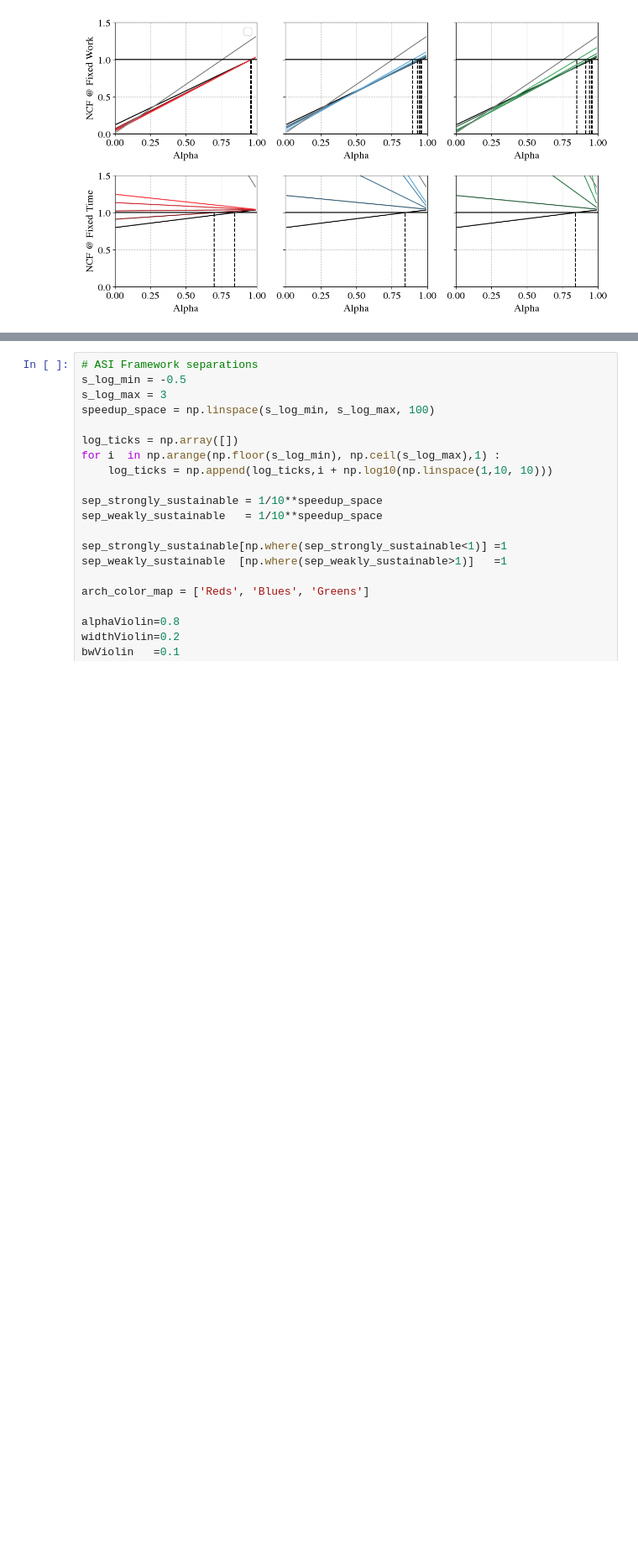
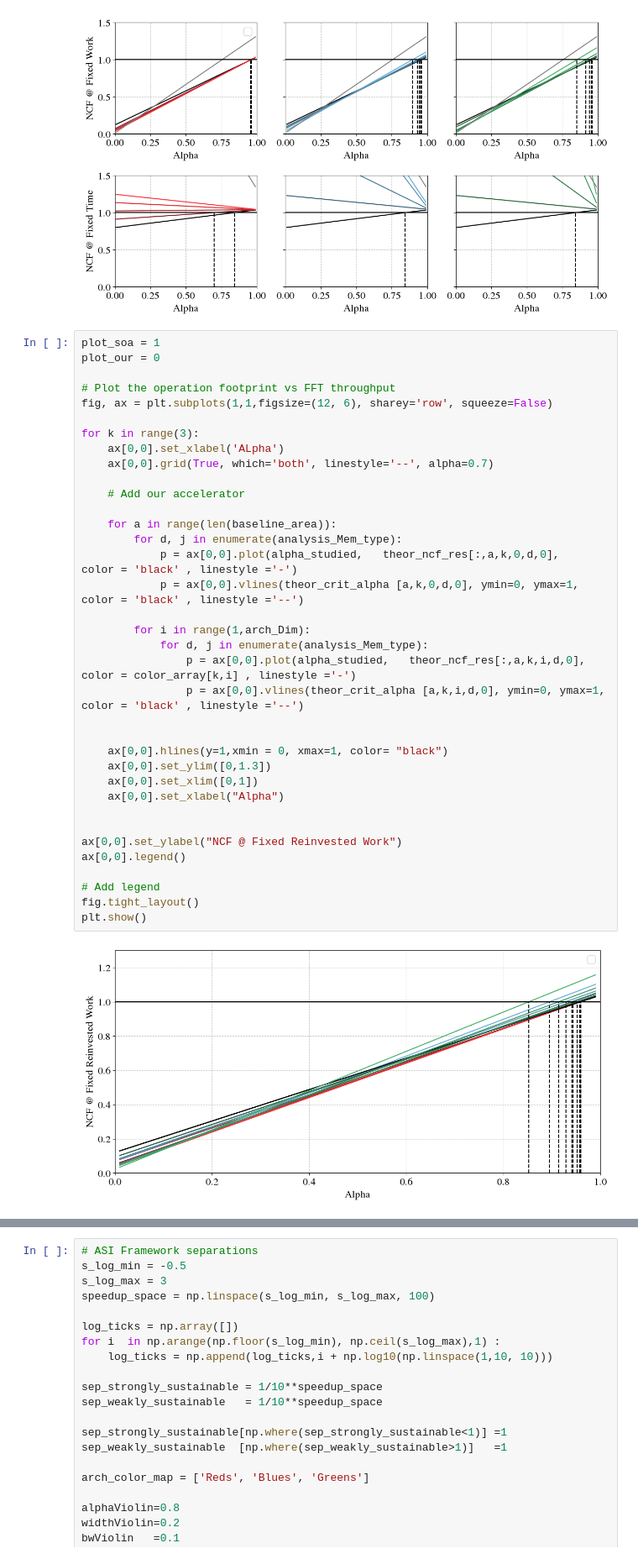
Before and after one commit to PolMaistriaux/IoT_Node_Modeling, a Jupyter notebook: Test_new_applications/Notebook_ASI_Framework.ipynb, the cells around one changed output, grey strips where cells are left out. Shown at 84% size. Saved outputs shown, nothing was run; the diff lists cells and outputs as text; blank space fills up the shorter version.

```diff
--- a/Test_new_applications/Notebook_ASI_Framework.ipynb
+++ b/Test_new_applications/Notebook_ASI_Framework.ipynb
@@ -561,6 +561,44 @@ fig.tight_layout()
 plt.show()
 # %% [output]
 [figure]
+# %%
+plot_soa = 1
+plot_our = 0
+
+# Plot the operation footprint vs FFT throughput
+fig, ax = plt.subplots(1,1,figsize=(12, 6), sharey='row', squeeze=False)
+
+for k in range(3):
+    ax[0,0].set_xlabel('ALpha')
+    ax[0,0].grid(True, which='both', linestyle='--', alpha=0.7)
+
+    # Add our accelerator
+
+    for a in range(len(baseline_area)):
+        for d, j in enumerate(analysis_Mem_type):
+            p = ax[0,0].plot(alpha_studied,   theor_ncf_res[:,a,k,0,d,0],   color = 'black' , linestyle ='-')
+            p = ax[0,0].vlines(theor_crit_alpha [a,k,0,d,0], ymin=0, ymax=1,   color = 'black' , linestyle ='--')
+
+        for i in range(1,arch_Dim):
+            for d, j in enumerate(analysis_Mem_type):
+                p = ax[0,0].plot(alpha_studied,   theor_ncf_res[:,a,k,i,d,0],   color = color_array[k,i] , linestyle ='-')
+                p = ax[0,0].vlines(theor_crit_alpha [a,k,i,d,0], ymin=0, ymax=1,   color = 'black' , linestyle ='--')
+
+
+    ax[0,0].hlines(y=1,xmin = 0, xmax=1, color= "black")
+    ax[0,0].set_ylim([0,1.3])
+    ax[0,0].set_xlim([0,1])
+    ax[0,0].set_xlabel("Alpha")
+
+
+ax[0,0].set_ylabel("NCF @ Fixed Reinvested Work")
+ax[0,0].legend()
+
+# Add legend
+fig.tight_layout()
+plt.show()
+# %% [output]
+[figure, added]
 # %%
 plot_soa = 1
 plot_our = 0
```
Also changed, not shown: parts of 6 cells of this notebook, 1 other file.
